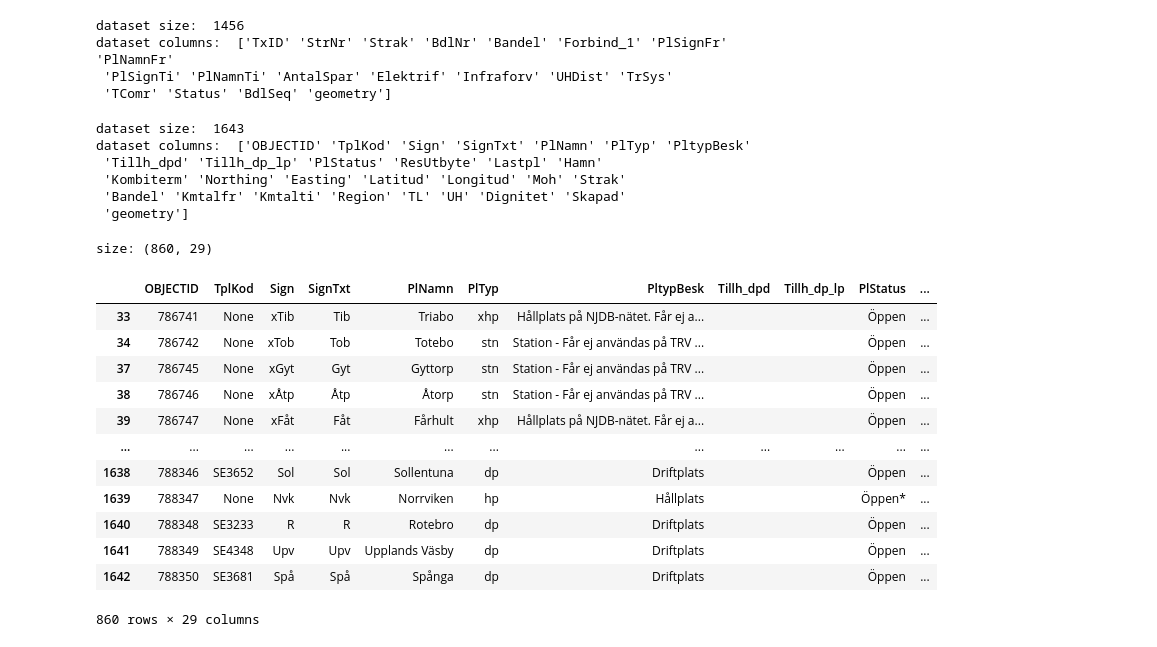
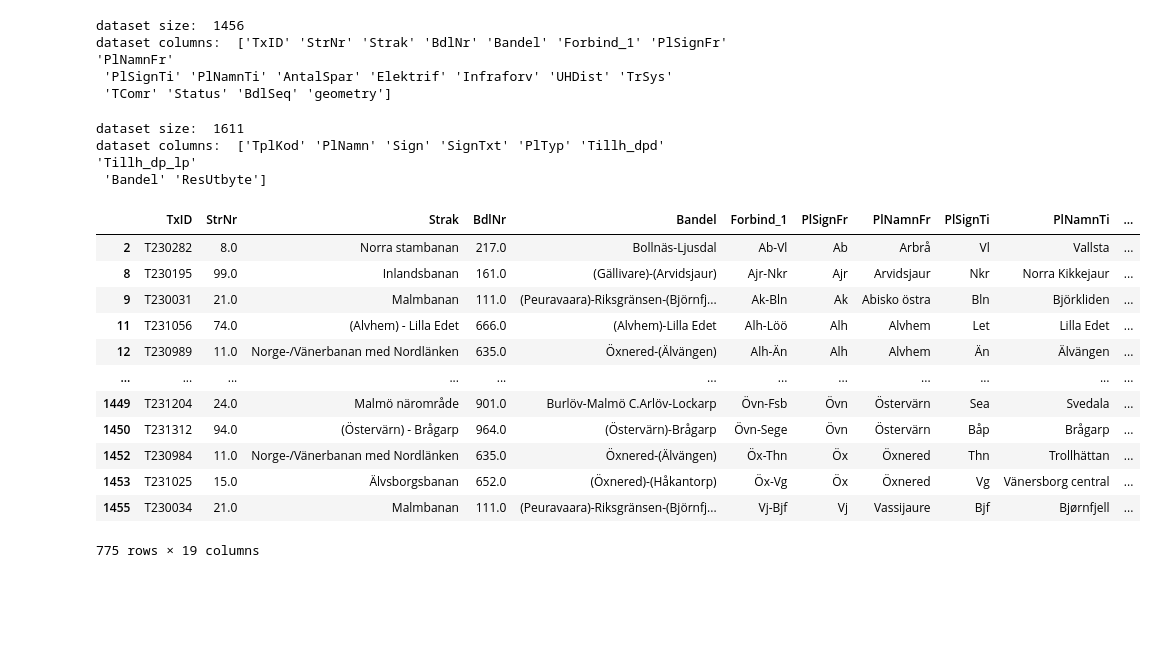
Before and after one commit to erhalv/swedish-railway-system, a Jupyter notebook: main.ipynb, the cells around one changed output. Cells and saved outputs as stored; diff of their text form; code cells hidden in the pictures; blank space fills up the shorter version.

```diff
--- a/main.ipynb
+++ b/main.ipynb
@@ -15,34 +15,13 @@ dataset columns:  ['TxID' 'StrNr' 'Strak' 'BdlNr' 'Bandel' 'Forbind_1' 'PlSignFr
  'TComr' 'Status' 'BdlSeq' 'geometry']
 # %%
 # load the dataset containg the information if a passenger can board a train
-stations = gpd.read_file('./stations.gpkg')
+stations = gpd.read_file('./stations.gpkg')[['TplKod','PlNamn','Sign', 'SignTxt', 'PlTyp','Tillh_dpd','Tillh_dp_lp', 'Bandel', 'ResUtbyte']]
+stations = stations[stations.PlTyp != 'dp*']
+
 print('dataset size: ', stations.shape[0])
 print('dataset columns: ', stations.columns.values)
 # the column ResUtbyte is the one we are interested in below:
 # %% [output]
-dataset size:  1643
-dataset columns:  ['OBJECTID' 'TplKod' 'Sign' 'SignTxt' 'PlNamn' 'PlTyp' 'PltypBesk'
- 'Tillh_dpd' 'Tillh_dp_lp' 'PlStatus' 'ResUtbyte' 'Lastpl' 'Hamn'
- 'Kombiterm' 'Northing' 'Easting' 'Latitud' 'Longitud' 'Moh' 'Strak'
- 'Bandel' 'Kmtalfr' 'Kmtalti' 'Region' 'TL' 'UH' 'Dignitet' 'Skapad'
- 'geometry']
+dataset size:  1611
+dataset columns:  ['TplKod' 'PlNamn' 'Sign' 'SignTxt' 'PlTyp' 'Tillh_dpd' 'Tillh_dp_lp'
+ 'Bandel' 'ResUtbyte']
-# %%
-# get all the stations where a passenger can board a train
-p_stations = stations[stations.ResUtbyte == 'j']
-print('size:', p_stations.shape)
-p_stations
-# %% [output]
-size: (860, 29)
-|  | OBJECTID | TplKod | Sign | SignTxt | PlNamn | PlTyp | PltypBesk | Tillh_dpd | Tillh_dp_lp | PlStatus | ... |
-| 33 | 786741 | None | xTib | Tib | Triabo | xhp | Hållplats på NJDB-nätet. Får ej a... |  |  | Öppen | ... |
-| 34 | 786742 | None | xTob | Tob | Totebo | stn | Station - Får ej användas på TRV ... |  |  | Öppen | ... |
-| 37 | 786745 | None | xGyt | Gyt | Gyttorp | stn | Station - Får ej användas på TRV ... |  |  | Öppen | ... |
-| 38 | 786746 | None | xÅtp | Åtp | Åtorp | stn | Station - Får ej användas på TRV ... |  |  | Öppen | ... |
-| 39 | 786747 | None | xFåt | Fåt | Fårhult | xhp | Hållplats på NJDB-nätet. Får ej a... |  |  | Öppen | ... |
-| ... | ... | ... | ... | ... | ... | ... | ... | ... | ... | ... | ... |
-| 1638 | 788346 | SE3652 | Sol | Sol | Sollentuna | dp | Driftplats |  |  | Öppen | ... |
-| 1639 | 788347 | None | Nvk | Nvk | Norrviken | hp | Hållplats |  |  | Öppen* | ... |
-| 1640 | 788348 | SE3233 | R | R | Rotebro | dp | Driftplats |  |  | Öppen | ... |
-| 1641 | 788349 | SE4348 | Upv | Upv | Upplands Väsby | dp | Driftplats |  |  | Öppen | ... |
-| 1642 | 788350 | SE3681 | Spå | Spå | Spånga | dp | Driftplats |  |  | Öppen | ... |
-860 rows × 29 columns
@@ -51 +28,37 @@ dataset.head()
+# %%
+filtered_dataset = dataset.copy()
+# %%
+remove_list = stations[stations.ResUtbyte != 'j'].SignTxt.values
+for to_remove in filtered_dataset[(filtered_dataset.PlSignFr.isin(remove_list))].PlSignFr.unique():
+
+    station = stations[stations.SignTxt == to_remove]
+
+    matched = stations[stations.Tillh_dp_lp == station.PlNamn.values[0]]
+    if matched.shape[0] != 0:
+        if matched.ResUtbyte.values[0] == 'j':
+            continue
+
+    # find rows with station that should be removed
+    pre_row = filtered_dataset[(filtered_dataset.PlSignTi == to_remove)]
+    suc_row = filtered_dataset[(filtered_dataset.PlSignFr == to_remove)]
+
+    filtered_dataset.loc[pre_row.index,'PlSignTi'] = suc_row.PlSignTi.values[0]
+    filtered_dataset.loc[pre_row.index,'PlNamnTi'] = suc_row.PlNamnTi.values[0]
+
+    filtered_dataset.drop(suc_row.index, inplace=True, axis=0)
+filtered_dataset
+# %% [output]
+|  | TxID | StrNr | Strak | BdlNr | Bandel | Forbind_1 | PlSignFr | PlNamnFr | PlSignTi | PlNamnTi | ... |
+| 2 | T230282 | 8.0 | Norra stambanan | 217.0 | Bollnäs-Ljusdal | Ab-Vl | Ab | Arbrå | Vl | Vallsta | ... |
+| 8 | T230195 | 99.0 | Inlandsbanan | 161.0 | (Gällivare)-(Arvidsjaur) | Ajr-Nkr | Ajr | Arvidsjaur | Nkr | Norra Kikkejaur | ... |
+| 9 | T230031 | 21.0 | Malmbanan | 111.0 | (Peuravaara)-Riksgränsen-(Björnfj... | Ak-Bln | Ak | Abisko östra | Bln | Björkliden | ... |
+| 11 | T231056 | 74.0 | (Alvhem) - Lilla Edet | 666.0 | (Alvhem)-Lilla Edet | Alh-Löö | Alh | Alvhem | Let | Lilla Edet | ... |
+| 12 | T230989 | 11.0 | Norge-/Vänerbanan med Nordlänken | 635.0 | Öxnered-(Älvängen) | Alh-Än | Alh | Alvhem | Än | Älvängen | ... |
+| ... | ... | ... | ... | ... | ... | ... | ... | ... | ... | ... | ... |
+| 1449 | T231204 | 24.0 | Malmö närområde | 901.0 | Burlöv-Malmö C.Arlöv-Lockarp | Övn-Fsb | Övn | Östervärn | Sea | Svedala | ... |
+| 1450 | T231312 | 94.0 | (Östervärn) - Brågarp | 964.0 | (Östervärn)-Brågarp | Övn-Sege | Övn | Östervärn | Båp | Brågarp | ... |
+| 1452 | T230984 | 11.0 | Norge-/Vänerbanan med Nordlänken | 635.0 | Öxnered-(Älvängen) | Öx-Thn | Öx | Öxnered | Thn | Trollhättan | ... |
+| 1453 | T231025 | 15.0 | Älvsborgsbanan | 652.0 | (Öxnered)-(Håkantorp) | Öx-Vg | Öx | Öxnered | Vg | Vänersborg central | ... |
+| 1455 | T230034 | 21.0 | Malmbanan | 111.0 | (Peuravaara)-Riksgränsen-(Björnfj... | Vj-Bjf | Vj | Vassijaure | Bjf | Bjørnfjell | ... |
+775 rows × 19 columns
 # %%
```
Also changed, not shown: parts of 5 cells of this notebook.
